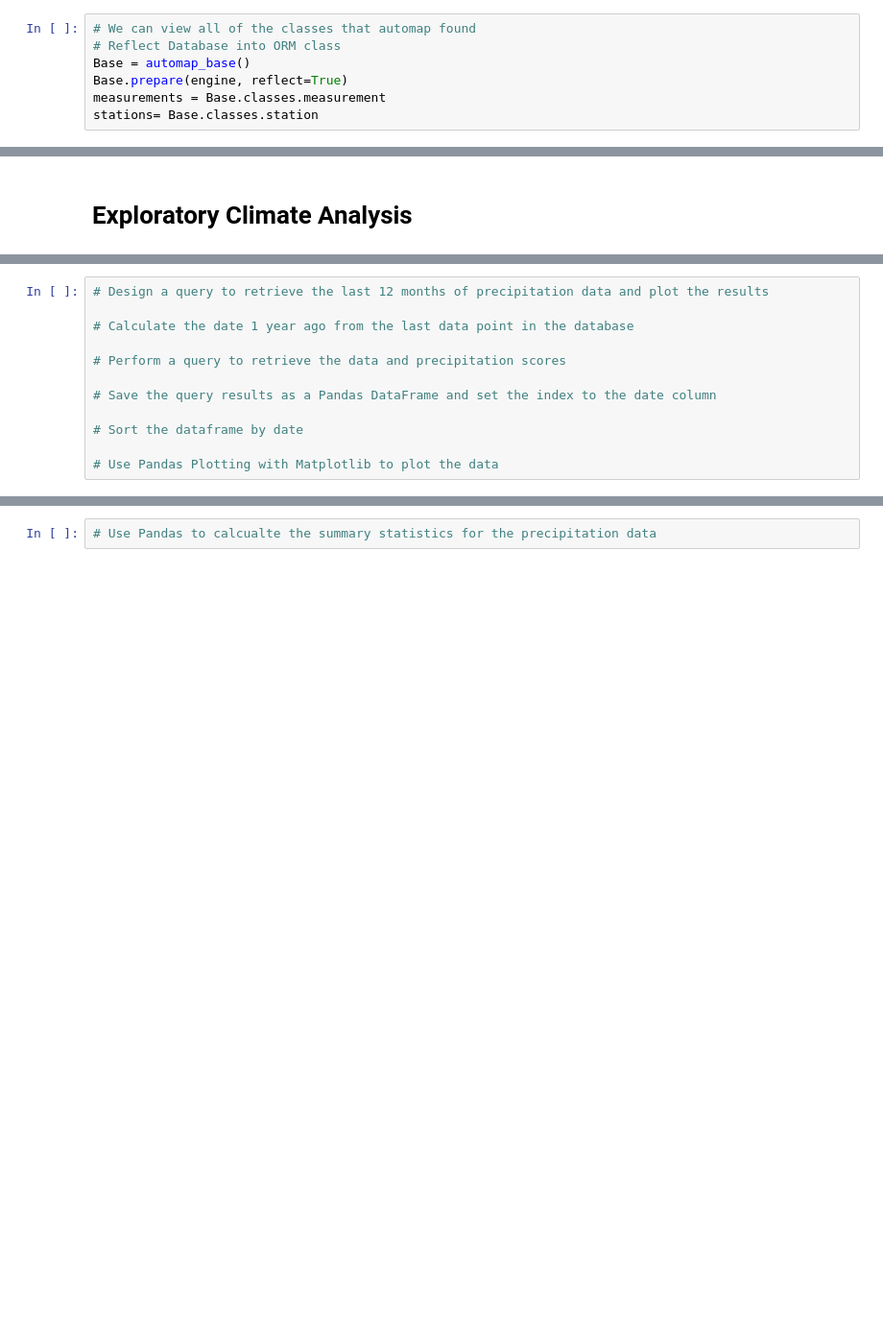
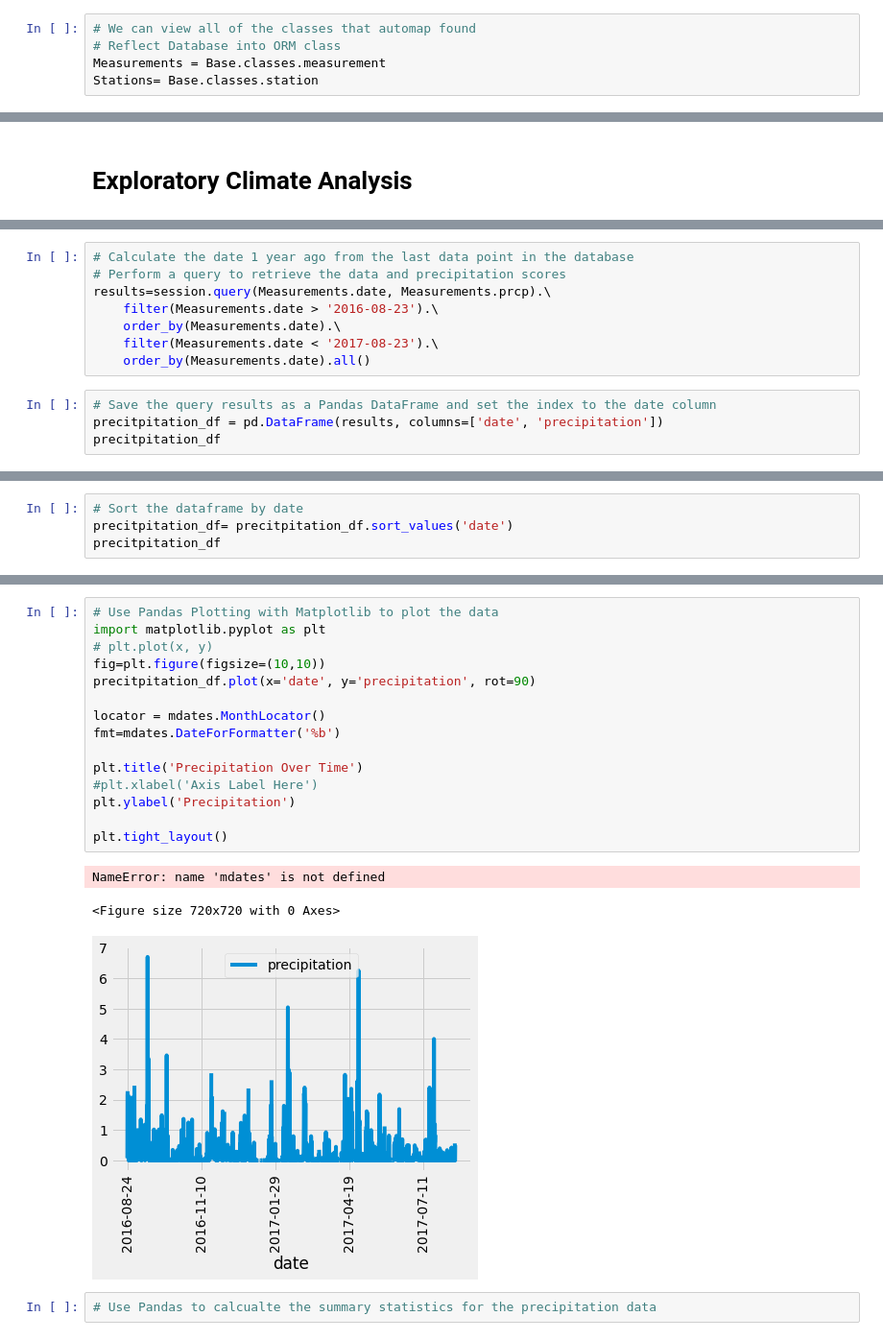
Before and after one commit to cmcoder9/sqlalchemy-challenge, a Jupyter notebook: climate_starter.ipynb, the cells around one changed output, grey strips where cells are left out. Shown at 96% size. Saved outputs shown, nothing was run; the diff lists cells and outputs as text; blank space fills up the shorter version.

Commit message:
upto first plot

```diff
--- a/climate_starter.ipynb
+++ b/climate_starter.ipynb
@@ -143,7 +157,5 @@ station_data
 # %%
 # We can view all of the classes that automap found
 # Reflect Database into ORM class
-Base = automap_base()
-Base.prepare(engine, reflect=True)
-measurements = Base.classes.measurement
-stations= Base.classes.station
+Measurements = Base.classes.measurement
+Stations= Base.classes.station
@@ -165,12 +188,12 @@ session = Session(engine)
 # %%
-# Design a query to retrieve the last 12 months of precipitation data and plot the results
-
 # Calculate the date 1 year ago from the last data point in the database
-
 # Perform a query to retrieve the data and precipitation scores
-
-# Save the query results as a Pandas DataFrame and set the index to the date column
-
-# Sort the dataframe by date
-
-# Use Pandas Plotting with Matplotlib to plot the data
+results=session.query(Measurements.date, Measurements.prcp).\
+    filter(Measurements.date > '2016-08-23').\
+    order_by(Measurements.date).\
+    filter(Measurements.date < '2017-08-23').\
+    order_by(Measurements.date).all()
+# %%
+# Save the query results as a Pandas DataFrame and set the index to the date column
+precitpitation_df = pd.DataFrame(results, columns=['date', 'precipitation'])
+precitpitation_df
@@ -176,0 +214,4 @@ session = Session(engine)
+# %%
+# Sort the dataframe by date
+precitpitation_df= precitpitation_df.sort_values('date')
+precitpitation_df
@@ -177,3 +232,22 @@ session = Session(engine)
+# %%
+# Use Pandas Plotting with Matplotlib to plot the data
+import matplotlib.pyplot as plt
+# plt.plot(x, y)
+fig=plt.figure(figsize=(10,10))
+precitpitation_df.plot(x='date', y='precipitation', rot=90)
+
+locator = mdates.MonthLocator()
+fmt=mdates.DateForFormatter('%b')
+
+plt.title('Precipitation Over Time')
+#plt.xlabel('Axis Label Here')
+plt.ylabel('Precipitation')
+
+plt.tight_layout()
+# %% [output]
+NameError: name 'mdates' is not defined
+<Figure size 720x720 with 0 Axes>
+[figure, added]
 # %%
 # Use Pandas to calcualte the summary statistics for the precipitation data
 # %%
```
Also changed, not shown: parts of 11 cells of this notebook.
